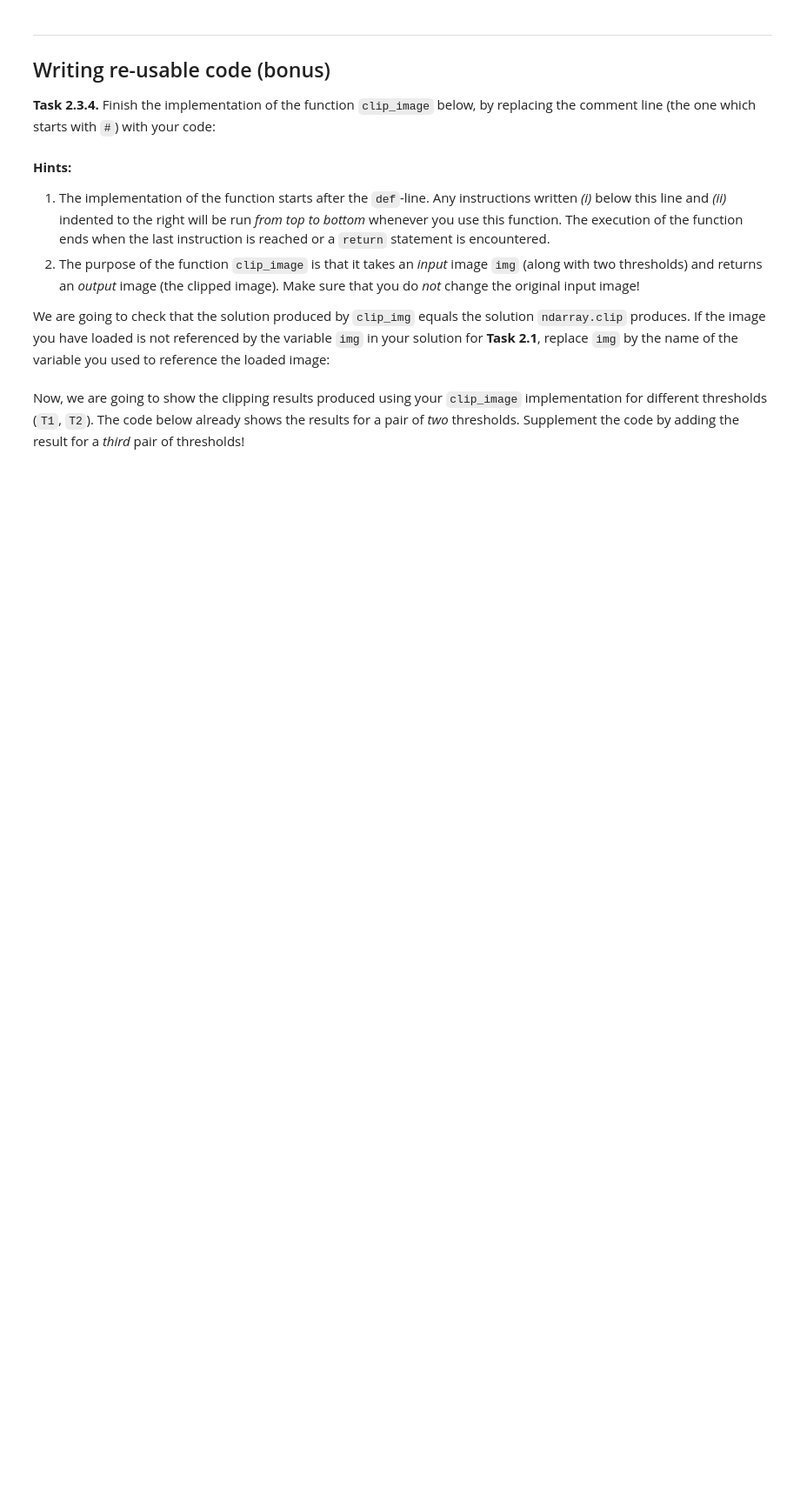
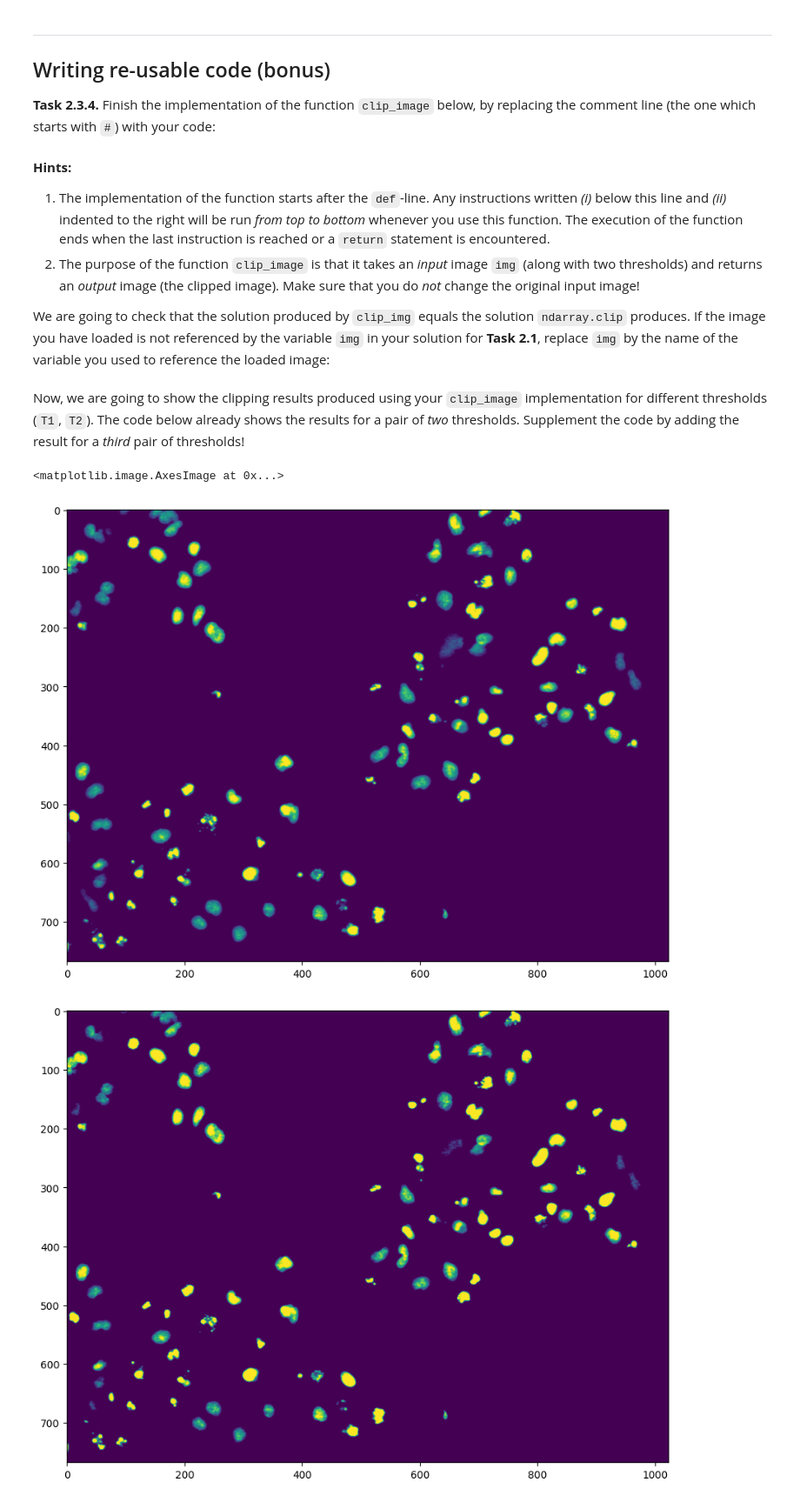
Before and after one commit to Jana2024/mobi-fs3-python, a Jupyter notebook: task2.ipynb, the cells around one changed output. Shown at 87% size. Cells and saved outputs as stored; diff of their text form; code cells hidden in the pictures; blank space fills up the shorter version.

```diff
--- a/task2.ipynb
+++ b/task2.ipynb
@@ -118,13 +118,26 @@ plt.colorbar()
 
 **<a id="#">Task 2.3.4.</a>** Finish the implementation of the function `clip_image` below, by replacing the comment line (the one which starts with `#`) with your code:
 # %%
+#def clip_image(img, T1, T2):
+    # here goes your code
+    #reusable_clip = img.copy()
+    #reusable_clip.clip(T1, T2)
+    #plt.figure(figsize=(15,8))
+    #plt.imshow(reusable_clip, 'gray')
+    #plt.colorbar()
+    #return reusable_clip
+
 def clip_image(img, T1, T2):
-    # here goes your code
-    img.clip(T1, T2)
-    plt.figure(figsize=(15,8))
-    plt.imshow(clip_image, 'gray')
-    plt.colorbar()
-    return clip_image
+    reusable_clip2 = img.copy()
+    for x in range(reusable_clip2.shape[0]):
+        for y in range(reusable_clip2.shape[1]):
+            if reusable_clip2[x, y] < T1:
+                reusable_clip2[x, y] = T1
+            elif reusable_clip2[x, y] > T2:
+                reusable_clip2[x, y] = T2
+            else:
+                reusable_clip2[x, y]
+    return reusable_clip2
 # %% [markdown]
 **Hints:**
 1. The implementation of the function starts after the `def`-line. Any instructions written *(i)* below this line and *(ii)* indented to the right will be run *from top to bottom* whenever you use this function. The execution of the function ends when the last instruction is reached or a `return` statement is encountered.
@@ -138,8 +151,14 @@ Now, we are going to show the clipping results produced using your `clip_image`
 # %%
 plt.figure(figsize=(15,8))
 plt.imshow(clip_image(img, 0.2, 0.8))
 
 plt.figure(figsize=(15,8))
 plt.imshow(clip_image(img, 0.3, 0.7))
 
 # here goes your code
+plt.figure(figsize=(15,8))
+plt.imshow(clip_image(img, 0.4, 0.9))
+# %% [output]
+<matplotlib.image.AxesImage at 0x...>
+[figure, added]
+[figure, added]
```
Also changed, not shown: parts of 1 cell of this notebook.
